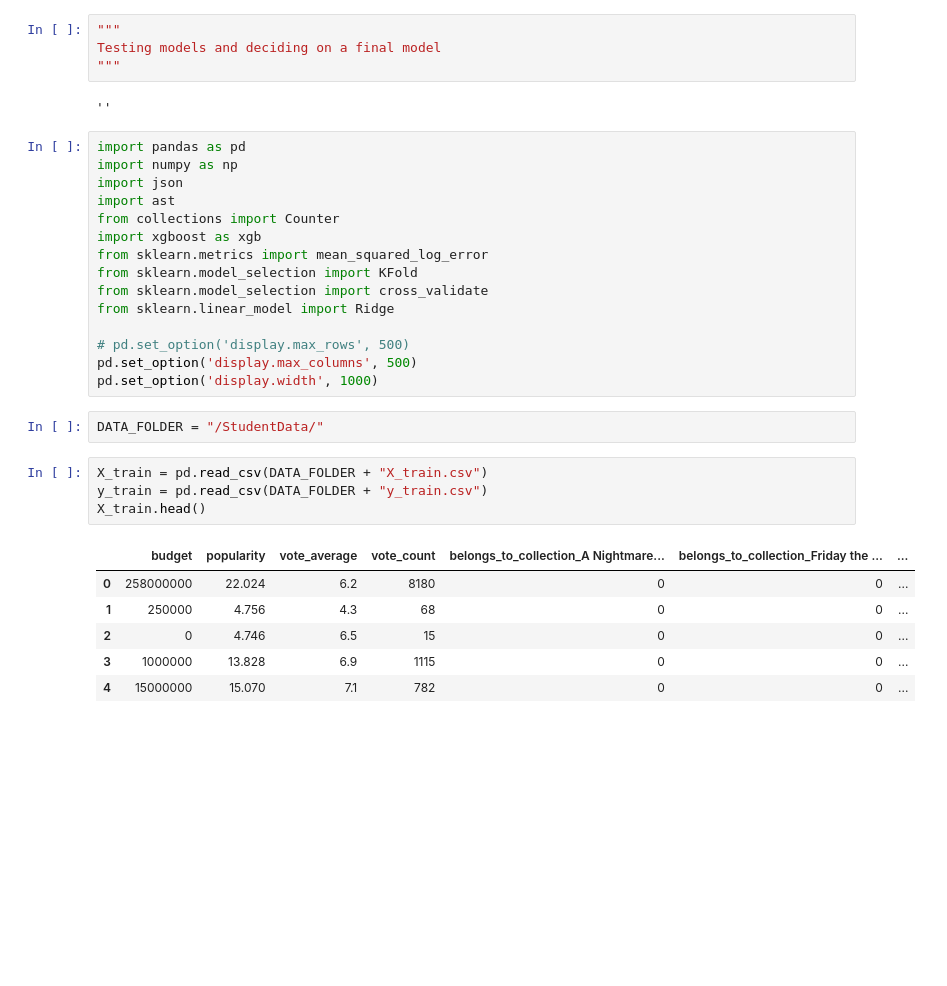
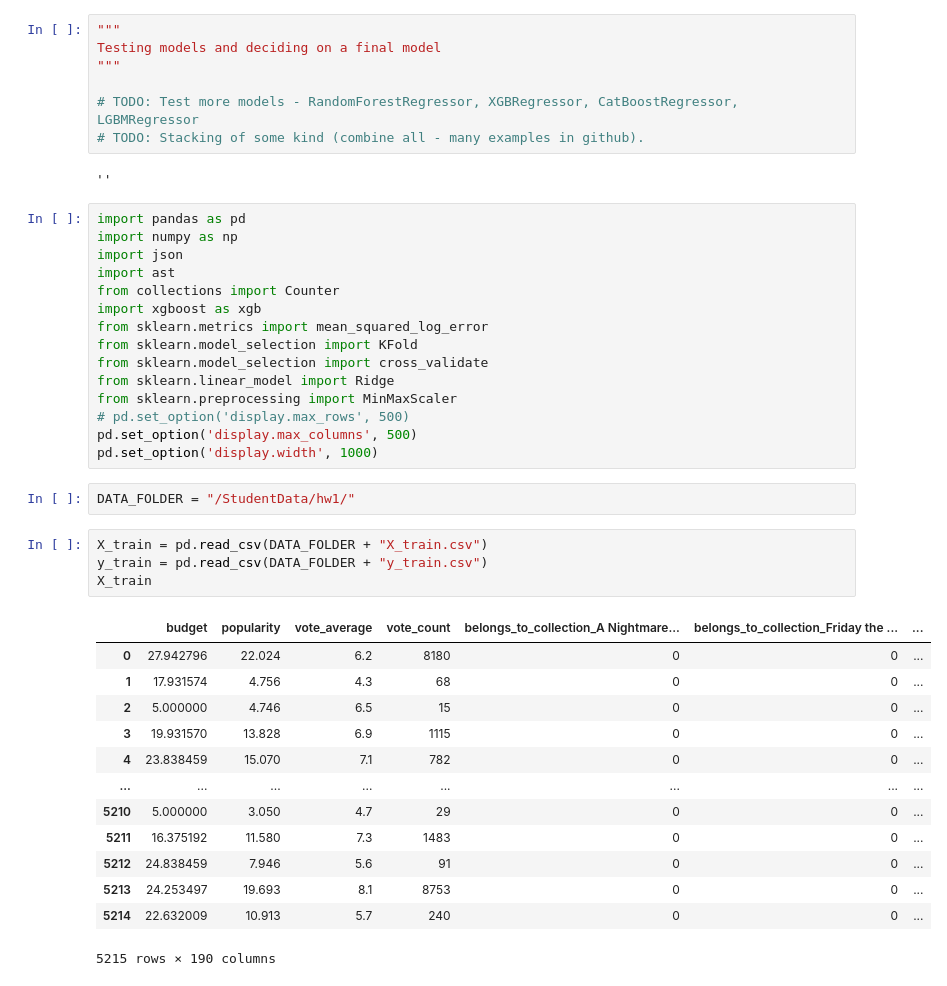
Before and after one commit to SharonPeled/hw1_094295, a Jupyter notebook: prediction_models.ipynb, the cells around one changed output. Drawn from its saved outputs; the diff is of its cells as text; blank space fills up the shorter version.

Commit message:
more features, simple missing data, normalization, and log transformation

```diff
--- a/prediction_models.ipynb
+++ b/prediction_models.ipynb
@@ -2,6 +2,9 @@
 """
 Testing models and deciding on a final model
 """
+
+# TODO: Test more models - RandomForestRegressor, XGBRegressor, CatBoostRegressor, LGBMRegressor
+# TODO: Stacking of some kind (combine all - many examples in github).
 # %% [output]
 ''
 # %%
@@ -15,23 +18,30 @@ from sklearn.metrics import mean_squared_log_error
 from sklearn.model_selection import KFold
 from sklearn.model_selection import cross_validate
 from sklearn.linear_model import Ridge
-
+from sklearn.preprocessing import MinMaxScaler
 # pd.set_option('display.max_rows', 500)
 pd.set_option('display.max_columns', 500)
 pd.set_option('display.width', 1000)
 # %%
-DATA_FOLDER = "/StudentData/"
+DATA_FOLDER = "/StudentData/hw1/"
 # %%
 X_train = pd.read_csv(DATA_FOLDER + "X_train.csv")
 y_train = pd.read_csv(DATA_FOLDER + "y_train.csv")
-X_train.head()
+X_train
 # %% [output]
 |  | budget | popularity | vote_average | vote_count | belongs_to_collection_A Nightmare... | belongs_to_collection_Friday the ... | ... |
-| 0 | 258000000 | 22.024 | 6.2 | 8180 | 0 | 0 | ... |
-| 1 | 250000 | 4.756 | 4.3 | 68 | 0 | 0 | ... |
-| 2 | 0 | 4.746 | 6.5 | 15 | 0 | 0 | ... |
-| 3 | 1000000 | 13.828 | 6.9 | 1115 | 0 | 0 | ... |
-| 4 | 15000000 | 15.070 | 7.1 | 782 | 0 | 0 | ... |
+| 0 | 27.942796 | 22.024 | 6.2 | 8180 | 0 | 0 | ... |
+| 1 | 17.931574 | 4.756 | 4.3 | 68 | 0 | 0 | ... |
+| 2 | 5.000000 | 4.746 | 6.5 | 15 | 0 | 0 | ... |
+| 3 | 19.931570 | 13.828 | 6.9 | 1115 | 0 | 0 | ... |
+| 4 | 23.838459 | 15.070 | 7.1 | 782 | 0 | 0 | ... |
+| ... | ... | ... | ... | ... | ... | ... | ... |
+| 5210 | 5.000000 | 3.050 | 4.7 | 29 | 0 | 0 | ... |
+| 5211 | 16.375192 | 11.580 | 7.3 | 1483 | 0 | 0 | ... |
+| 5212 | 24.838459 | 7.946 | 5.6 | 91 | 0 | 0 | ... |
+| 5213 | 24.253497 | 19.693 | 8.1 | 8753 | 0 | 0 | ... |
+| 5214 | 22.632009 | 10.913 | 5.7 | 240 | 0 | 0 | ... |
+5215 rows × 190 columns
 # %%
 def plot_prediction_stats(X_valid,y_valid,y_pred):
     # see where the model is failing so we can think of ways to improve it.
```
Also changed, not shown: parts of 3 cells of this notebook, 3 other files.
